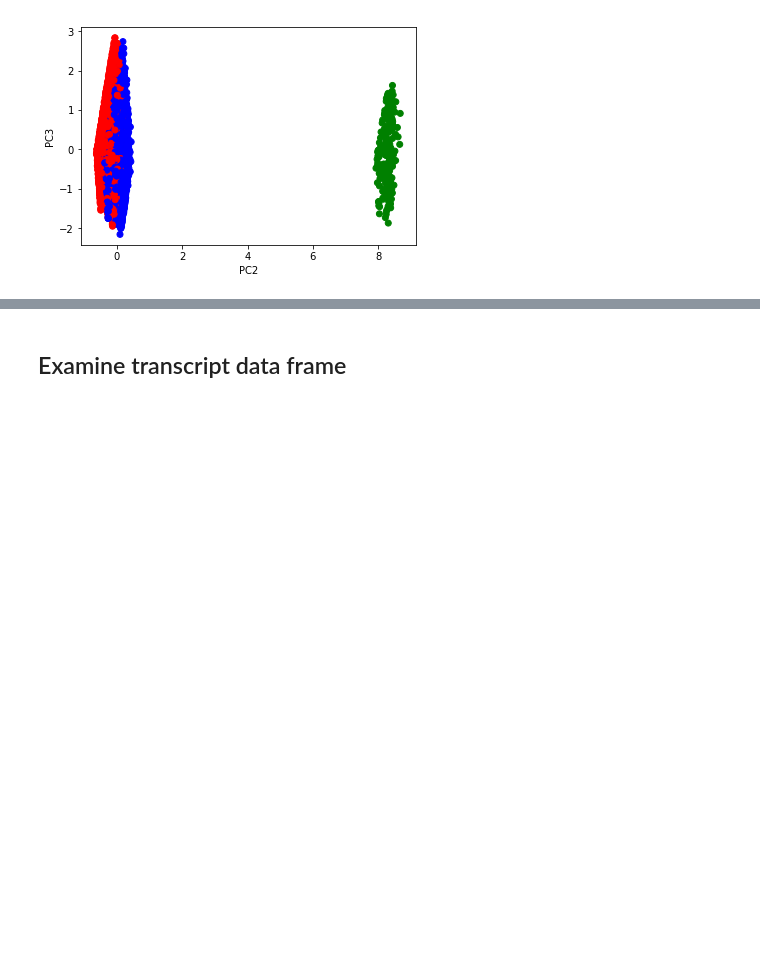
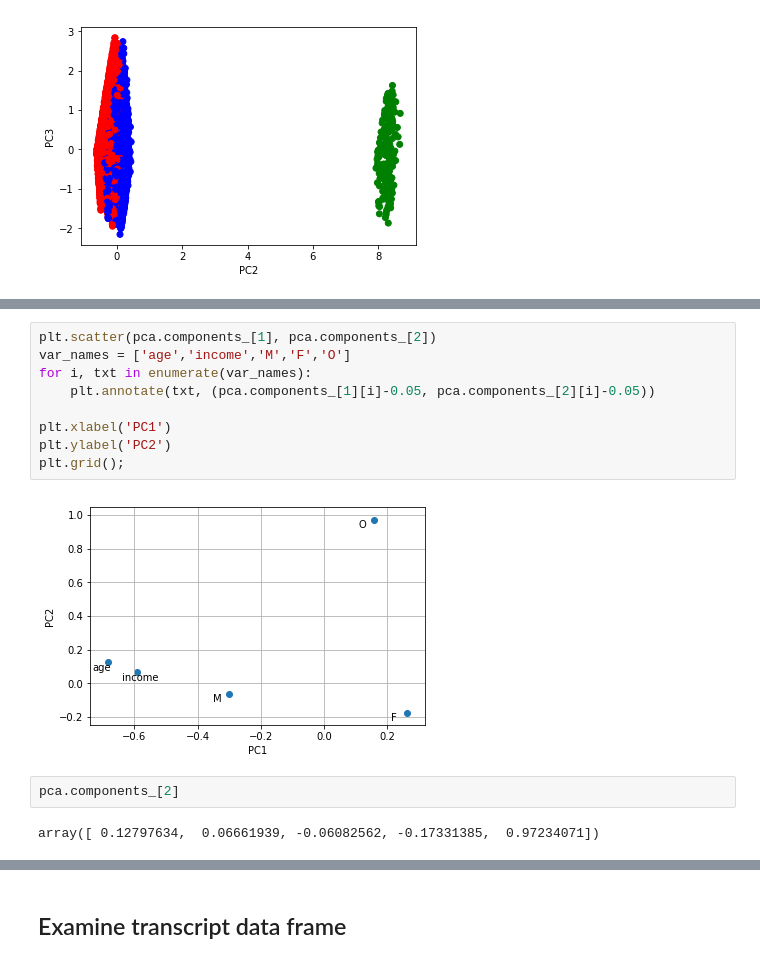
Before and after one commit to a1pat/Starbucks-Capstone, a Jupyter notebook: Starbucks_Capstone_notebook.ipynb, the cells around one changed output, grey strips where cells are left out. Cells and saved outputs as stored; diff of their text form; blank space fills up the shorter version.

```diff
--- a/Starbucks_Capstone_notebook.ipynb
+++ b/Starbucks_Capstone_notebook.ipynb
@@ -584,0 +607,15 @@ plt.ylabel('PC3');
+# %%
+plt.scatter(pca.components_[1], pca.components_[2])
+var_names = ['age','income','M','F','O']
+for i, txt in enumerate(var_names):
+    plt.annotate(txt, (pca.components_[1][i]-0.05, pca.components_[2][i]-0.05))
+
+plt.xlabel('PC1')
+plt.ylabel('PC2')
+plt.grid();
+# %% [output]
+[figure, added]
+# %%
+pca.components_[2]
+# %% [output]
+array([ 0.12797634,  0.06661939, -0.06082562, -0.17331385,  0.97234071])
```
Also changed, not shown: parts of 27 cells of this notebook.
